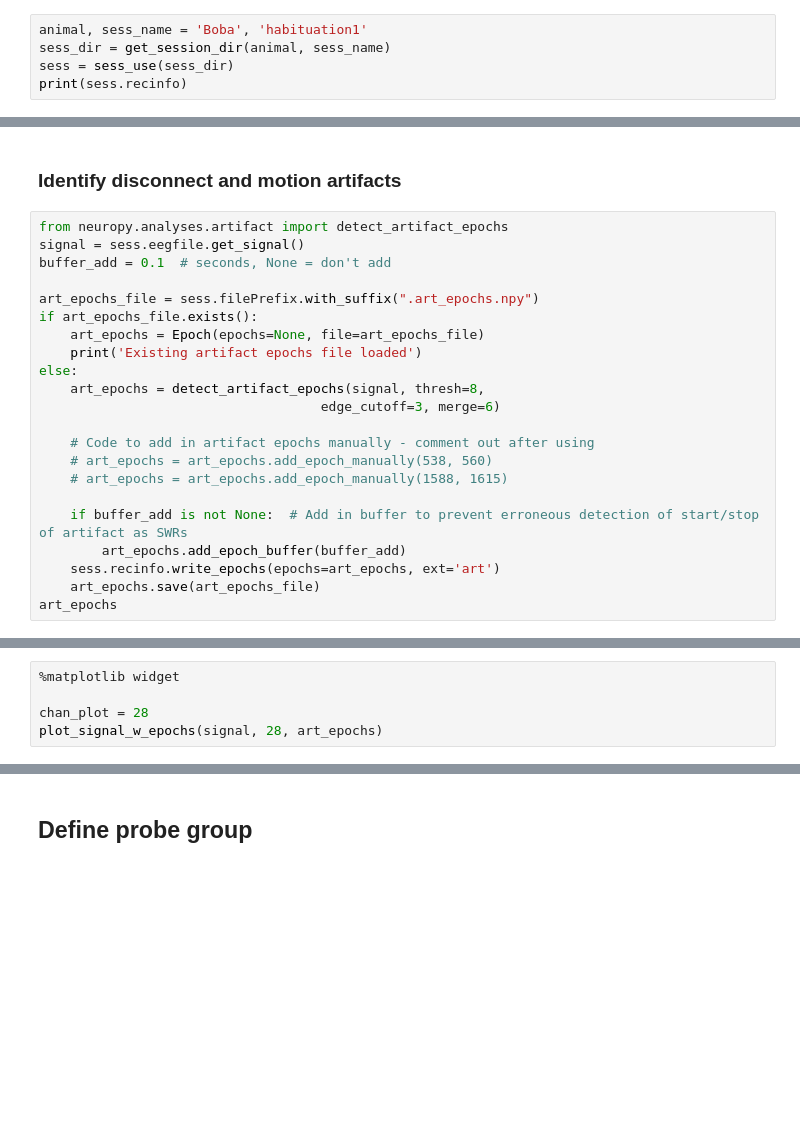
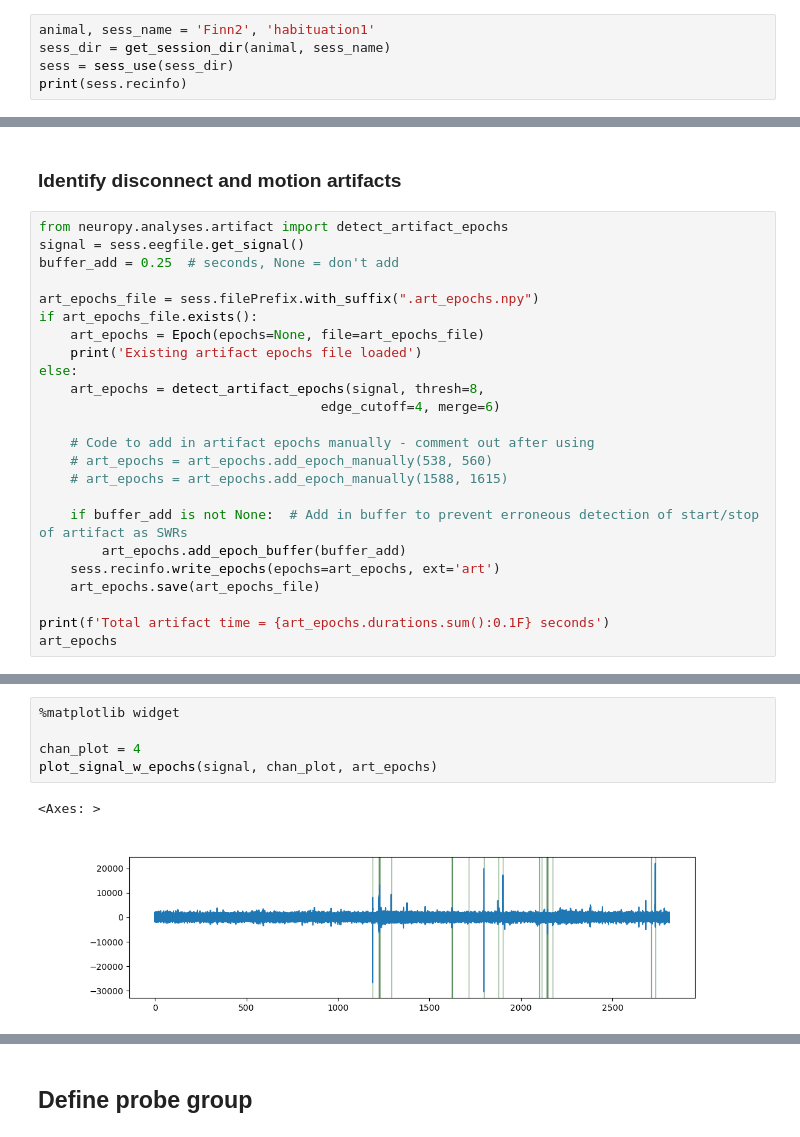
Before and after one commit to nkinsky/TraceFC, a Jupyter notebook: Notebooks/Spectral_Analysis.ipynb, the cells around one changed output, grey strips where cells are left out. Cells and saved outputs as stored; diff of their text form; blank space fills up the shorter version.

```diff
--- a/Notebooks/Spectral_Analysis.ipynb
+++ b/Notebooks/Spectral_Analysis.ipynb
@@ -73,7 +42,7 @@ def sess_use(basepath=os.getcwd()):
 
     return ProcessData(basepath)
 # %%
-animal, sess_name = 'Boba', 'habituation1'
+animal, sess_name = 'Finn2', 'habituation1'
 sess_dir = get_session_dir(animal, sess_name)
 sess = sess_use(sess_dir)
 print(sess.recinfo)
@@ -94,7 +69,7 @@ Write `dead_times.txt` file for spyking-circus and `artifacts.npy` file for my o
 # %%
 from neuropy.analyses.artifact import detect_artifact_epochs
 signal = sess.eegfile.get_signal()
-buffer_add = 0.1  # seconds, None = don't add
+buffer_add = 0.25  # seconds, None = don't add
 
 art_epochs_file = sess.filePrefix.with_suffix(".art_epochs.npy")
 if art_epochs_file.exists():
@@ -102,7 +77,7 @@ if art_epochs_file.exists():
     print('Existing artifact epochs file loaded')
 else:
     art_epochs = detect_artifact_epochs(signal, thresh=8,
-                                    edge_cutoff=3, merge=6)
+                                    edge_cutoff=4, merge=6)
 
     # Code to add in artifact epochs manually - comment out after using
     # art_epochs = art_epochs.add_epoch_manually(538, 560)
@@ -112,4 +87,6 @@ else:
         art_epochs.add_epoch_buffer(buffer_add)
     sess.recinfo.write_epochs(epochs=art_epochs, ext='art')
     art_epochs.save(art_epochs_file)
+
+print(f'Total artifact time = {art_epochs.durations.sum():0.1F} seconds')
 art_epochs
@@ -116,5 +105,8 @@ art_epochs
 # %%
 %matplotlib widget
 
-chan_plot = 28
-plot_signal_w_epochs(signal, 28, art_epochs)
+chan_plot = 4
+plot_signal_w_epochs(signal, chan_plot, art_epochs)
+# %% [output]
+<Axes: >
+[figure, added]
```
Also changed, not shown: parts of 21 cells of this notebook.
